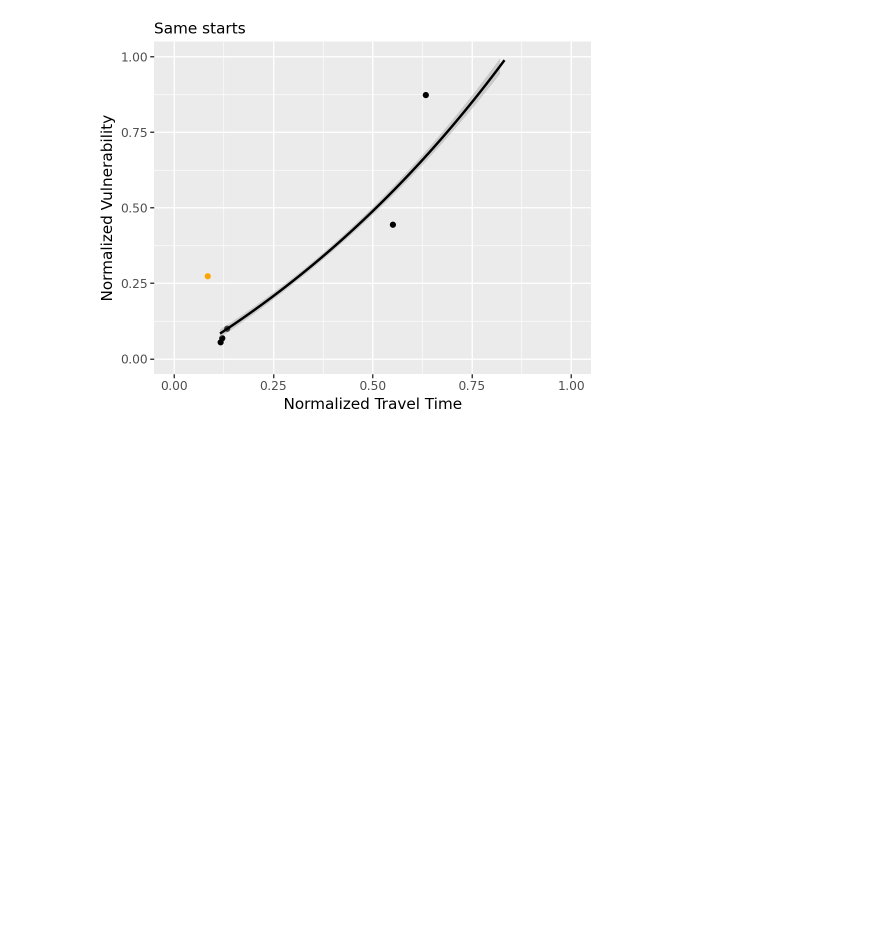
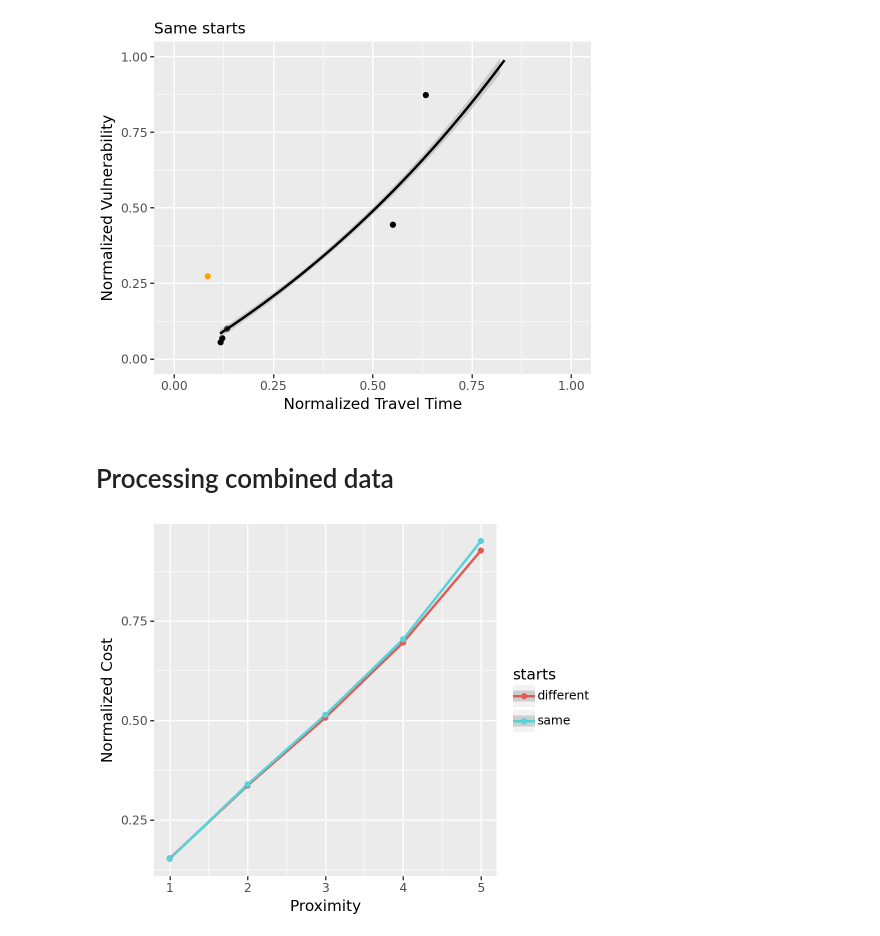
Before and after one commit to JGPannekoek/Natural-Computing, a Jupyter notebook: results/analysis.ipynb, the cells around one changed output. Saved outputs shown, nothing was run; the diff lists cells and outputs as text; code cells hidden in the pictures; blank space fills up the shorter version.

```diff
--- a/results/analysis.ipynb
+++ b/results/analysis.ipynb
@@ -517,3 +502,36 @@ p.show()
 p.save("same_starts_norm_travel_time_norm_vulnerability.png")
 # %% [output]
 [figure]
+# %% [markdown]
+# Processing combined data
+# %%
+all_data = pd.concat([different_starts.assign(starts = lambda _: 'different'), same_starts.assign(starts = lambda _: 'same')])
+
+max_cost_combined = all_data['total_cost'].max()
+max_travel_time_combined = all_data['mean_travel_time'].max()
+max_vulnerability_combined = all_data['vulnerability'].max()
+
+all_data = all_data.assign(
+    norm_cost = lambda df: df['total_cost'] / max_cost_combined,
+).assign(
+    norm_travel_time = lambda df: df['mean_travel_time'] / max_travel_time_combined
+).assign(
+    norm_vulnerability = lambda df: df['vulnerability'] / max_vulnerability_combined
+)
+
+means_per_proximity_combined = all_data.groupby(['proximity', 'starts'], as_index=False).mean()[['proximity', 'starts', 'norm_cost', 'norm_travel_time', 'norm_vulnerability']]
+# %%
+p = (
+    ggplot(all_data) +
+    aes(x='proximity', y='norm_cost', color='starts') +
+    geom_smooth(method='loess') +
+    geom_point(data=means_per_proximity_combined) +
+    xlab("Proximity") +
+    ylab("Normalized Cost") +
+    theme(figure_size=(5, 4))
+)
+
+p.show()
+p.save("combined_proximity_norm_cost.png")
+# %% [output]
+[figure, added]
```
Also changed, not shown: parts of 12 cells of this notebook, 20 other files.
